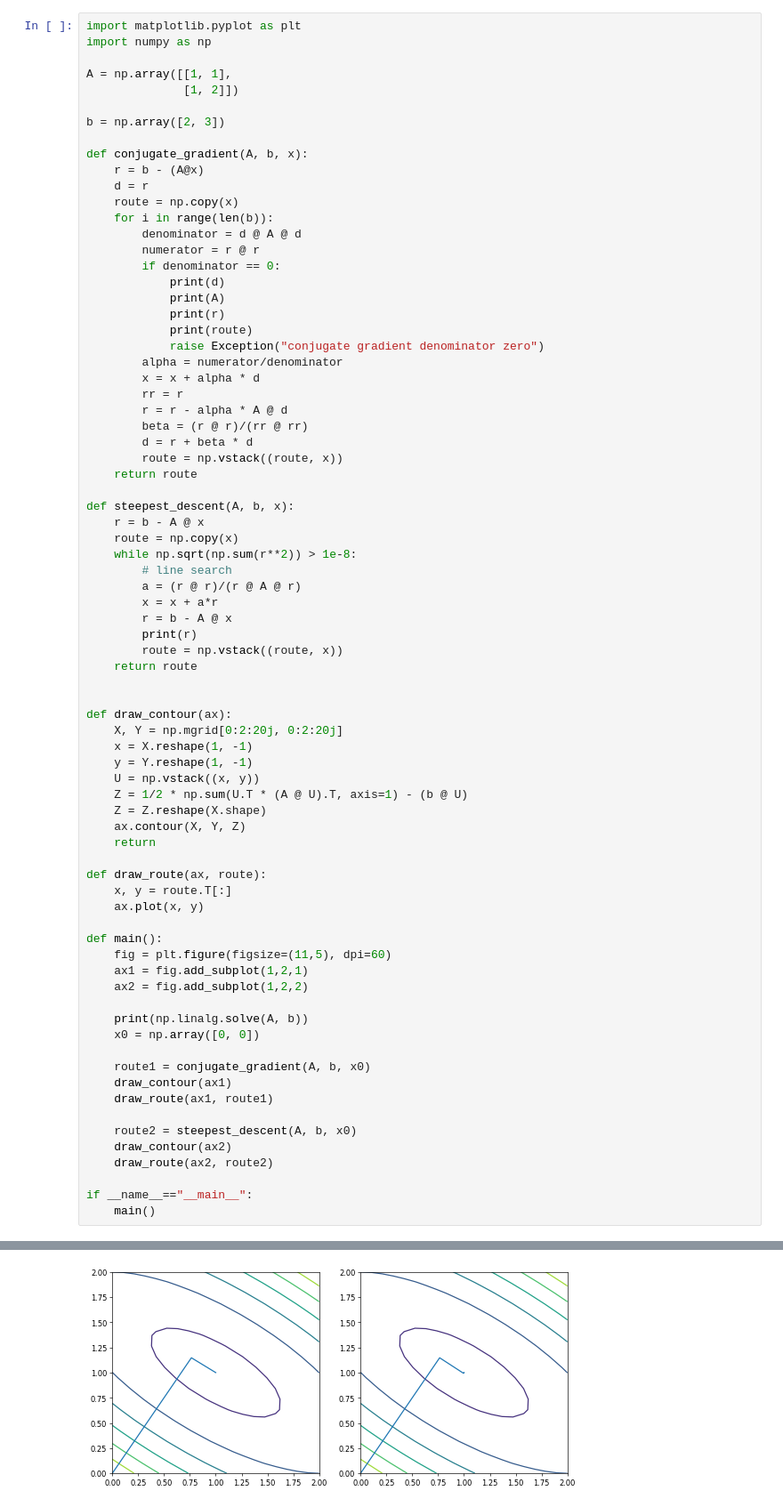
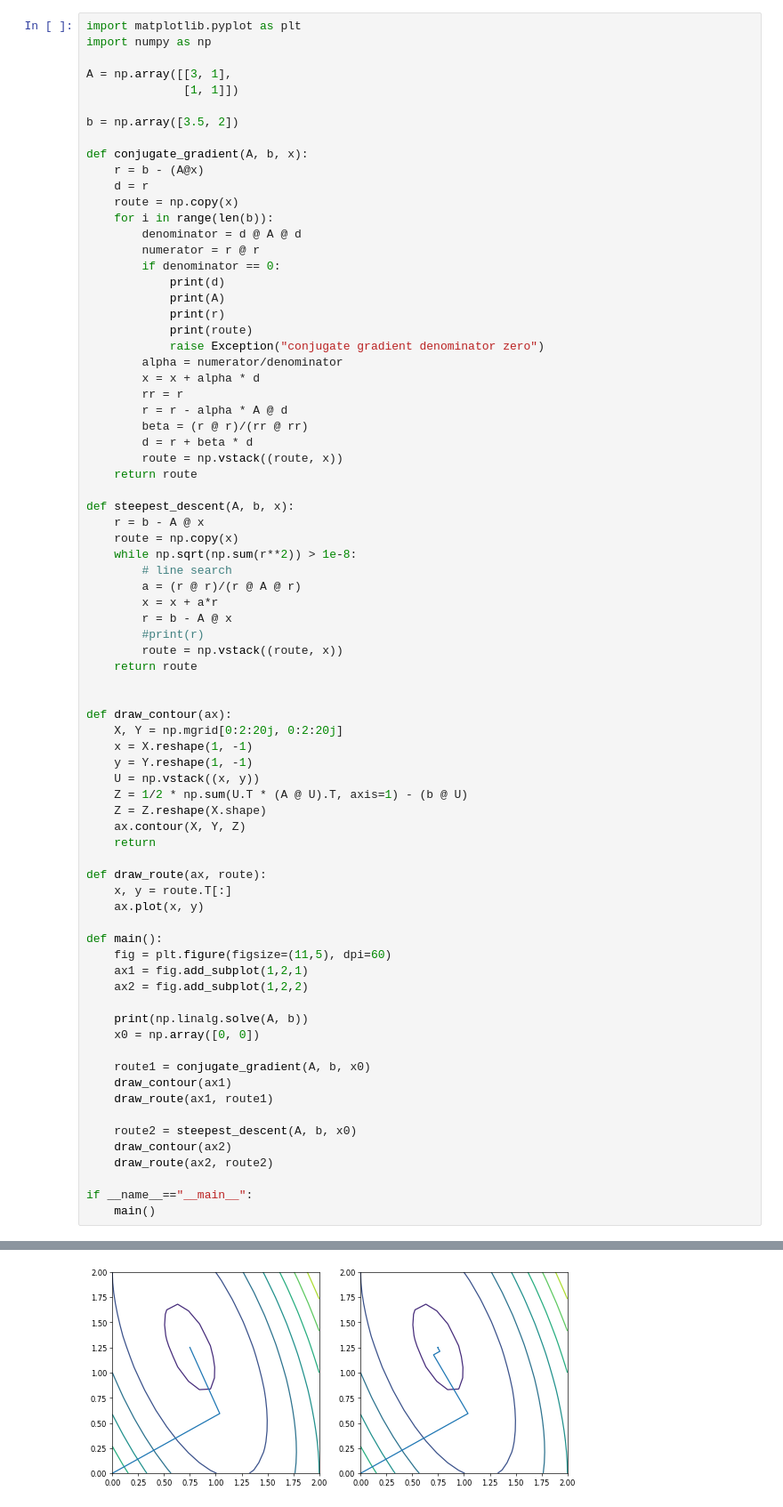
Before and after one commit to Minohh/CSE-Note, a Jupyter notebook: 18086/18-19_Conjugate_Gradient.ipynb, the cells around one changed output, grey strips where cells are left out. Shown: that part at 89% size. Cells and saved outputs as stored; diff of their text form.

```diff
--- a/18086/18-19_Conjugate_Gradient.ipynb
+++ b/18086/18-19_Conjugate_Gradient.ipynb
@@ -6,10 +110,10 @@ $$
 import matplotlib.pyplot as plt
 import numpy as np
 
-A = np.array([[1, 1],
-              [1, 2]])
+A = np.array([[3, 1],
+              [1, 1]])
 
-b = np.array([2, 3])
+b = np.array([3.5, 2])
 
 def conjugate_gradient(A, b, x):
     r = b - (A@x)
@@ -41,7 +145,7 @@ def steepest_descent(A, b, x):
         a = (r @ r)/(r @ A @ r)
         x = x + a*r
         r = b - A @ x
-        print(r)
+        #print(r)
         route = np.vstack((route, x))
     return route
 
@@ -91 +187 @@ if __name__=="__main__":
-[figure, old version]
+[figure, new version]
```
Also changed, not shown: parts of 3 cells of this notebook.
